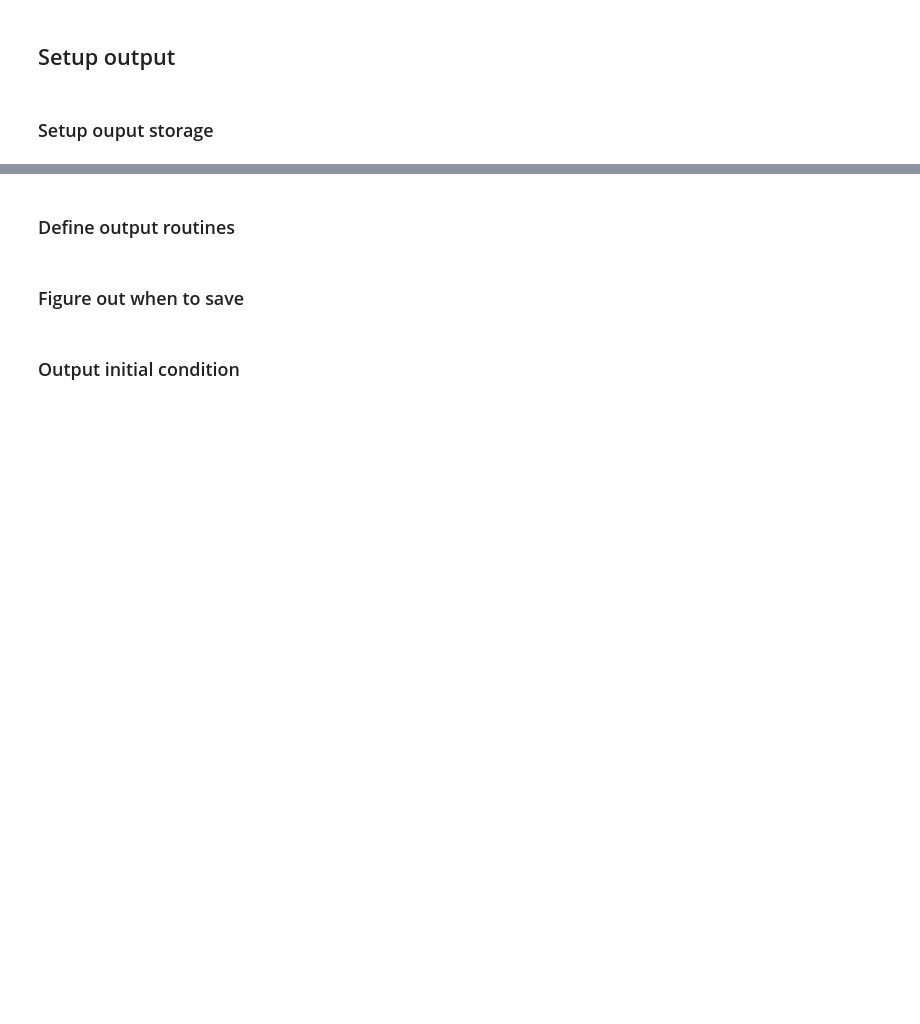
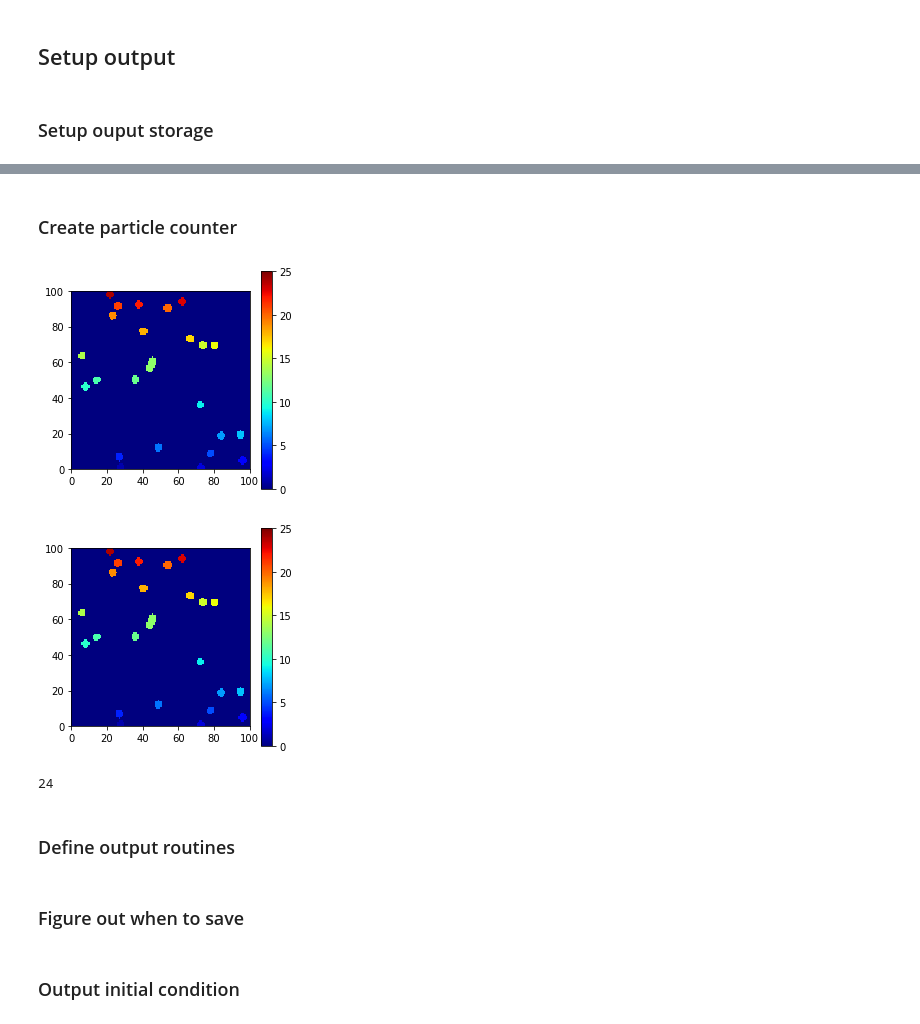
Before and after one commit to guyer/phasefieldbenchmark-8, a Jupyter notebook: benchmark8b.ipynb, the cells around one changed output, grey strips where cells are left out. Drawn from its saved outputs; the diff is of its cells as text; code cells hidden in the pictures; blank space fills up the shorter version.

```diff
--- a/benchmark8b.ipynb
+++ b/benchmark8b.ipynb
@@ -217,0 +226,2 @@ storing results in /Users/guyer/Documents/research/CHiMaD/phase_field/phasefield
+# %% [markdown]
+### Create particle counter
@@ -218,3 +298,14 @@ storing results in /Users/guyer/Documents/research/CHiMaD/phase_field/phasefield
+# %%
+if isnotebook:
+    labelViewer = fp.Viewer(vars=labels, datamin=0, datamax=25)
+    labelViewer.plot()
+# %% [output]
+[figure, added]
+[figure, added]
+# %%
+labels.num_features
+# %% [output]
+24
 # %% [markdown]
 ### Define output routines
 # %%
```
Also changed, not shown: parts of 12 cells of this notebook, 2 other files.
